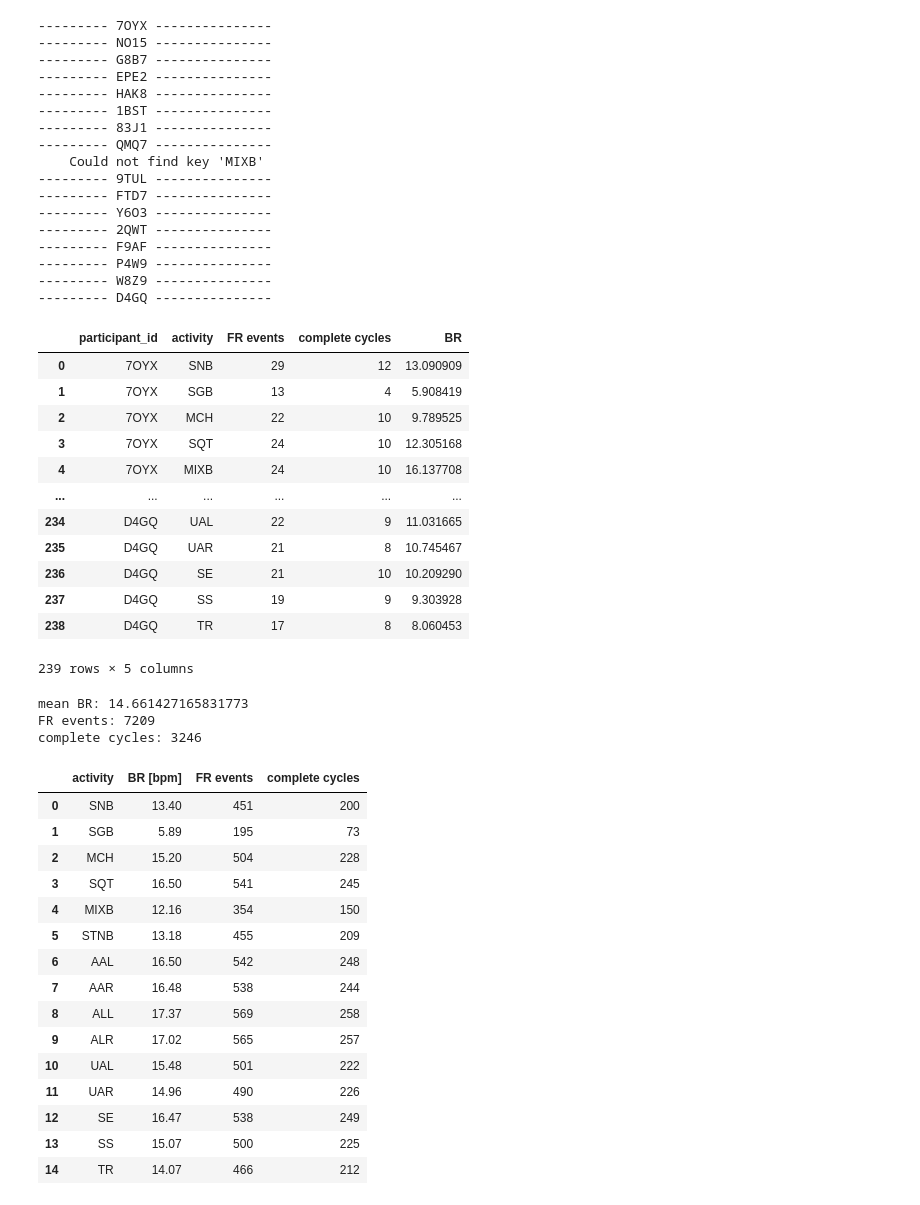
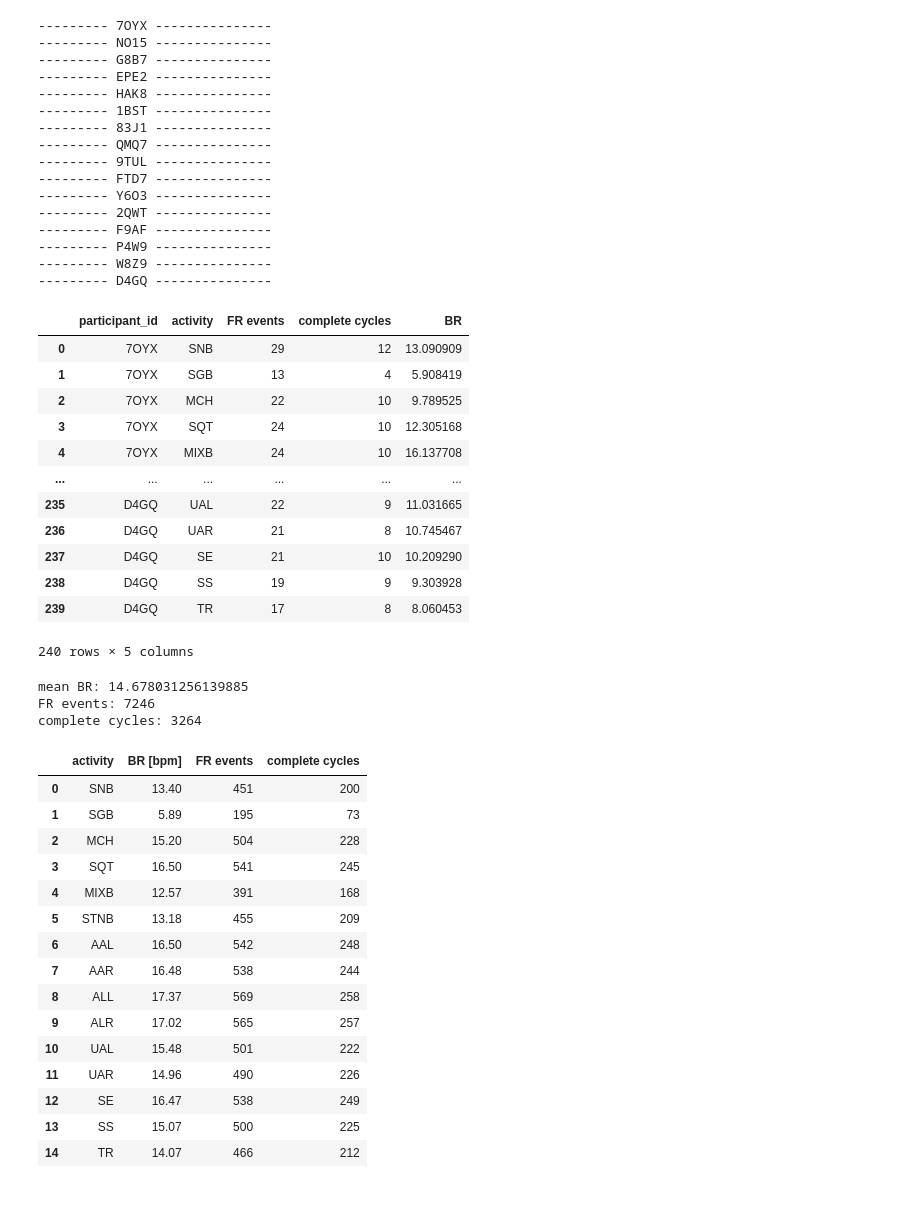
Before and after one commit to anascacais/analysis-RESP-data, a Jupyter notebook: overview_analysis.ipynb, the cells around one changed output. Cells and saved outputs as stored; diff of their text form; code cells hidden in the pictures.

Commit message:
changed how pzt is processed

```diff
--- a/overview_analysis.ipynb
+++ b/overview_analysis.ipynb
@@ -37,0 +57,10 @@ Getting data for participants...
+# %%
+import matplotlib.pyplot as plt
+for activity in ACTIVITIES_LIST:
+    raw = data_raw['Y6O3'][activity]['pzt'] - data_raw['Y6O3'][activity]['pzt'].mean()
+    processed = data['Y6O3'][activity]['pzt'] - data['Y6O3'][activity]['pzt'].mean()
+    print(activity)
+    plt.figure()
+    plt.plot(raw)
+    plt.plot(processed)
+    plt.show()
@@ -49,7 +90,7 @@ for id in id_participants:
 
     new_entry = {"participant_id": id}
 
-    for activity in activities_list:
+    for activity in ACTIVITIES_LIST:
         try:
             new_entry["activity"] = activity
             new_entry["FR events"] = len(data[id][activity]["Airflow"]["peaks"]) + len(data[id][activity]["Airflow"]["valleys"])
@@ -60,40 +101,39 @@ for id in id_participants:
 
         except KeyError as e:
             print(f"    Could not find key {e}")
             continue
 
 overview
 # %% [output]
 --------- 7OYX ---------------
 --------- NO15 ---------------
 --------- G8B7 ---------------
 --------- EPE2 ---------------
 --------- HAK8 ---------------
 --------- 1BST ---------------
 --------- 83J1 ---------------
 --------- QMQ7 ---------------
-    Could not find key 'MIXB'
 --------- 9TUL ---------------
 --------- FTD7 ---------------
 --------- Y6O3 ---------------
 --------- 2QWT ---------------
 --------- F9AF ---------------
 --------- P4W9 ---------------
 --------- W8Z9 ---------------
 --------- D4GQ ---------------
 |  | participant_id | activity | FR events | complete cycles | BR |
 | 0 | 7OYX | SNB | 29 | 12 | 13.090909 |
 | 1 | 7OYX | SGB | 13 | 4 | 5.908419 |
 | 2 | 7OYX | MCH | 22 | 10 | 9.789525 |
 | 3 | 7OYX | SQT | 24 | 10 | 12.305168 |
 | 4 | 7OYX | MIXB | 24 | 10 | 16.137708 |
 | ... | ... | ... | ... | ... | ... |
-| 234 | D4GQ | UAL | 22 | 9 | 11.031665 |
-| 235 | D4GQ | UAR | 21 | 8 | 10.745467 |
-| 236 | D4GQ | SE | 21 | 10 | 10.209290 |
-| 237 | D4GQ | SS | 19 | 9 | 9.303928 |
-| 238 | D4GQ | TR | 17 | 8 | 8.060453 |
+| 235 | D4GQ | UAL | 22 | 9 | 11.031665 |
+| 236 | D4GQ | UAR | 21 | 8 | 10.745467 |
+| 237 | D4GQ | SE | 21 | 10 | 10.209290 |
+| 238 | D4GQ | SS | 19 | 9 | 9.303928 |
+| 239 | D4GQ | TR | 17 | 8 | 8.060453 |
-239 rows × 5 columns
+240 rows × 5 columns
 # %%
 # get data where activity is not UALm, UARm, SNBm
 removed_middle = overview[~overview["activity"].isin(["UALm", "UARm", "SNBm"])]
@@ -101,13 +141,13 @@ print(f"mean BR: {removed_middle['BR'].mean()}")
 print(f"FR events: {removed_middle['FR events'].sum()}")
 print(f"complete cycles: {removed_middle['complete cycles'].sum()}")
 # %% [output]
-mean BR: 14.661427165831773
-FR events: 7209
-complete cycles: 3246
+mean BR: 14.678031256139885
+FR events: 7246
+complete cycles: 3264
 # %%
 overview_by_activity = pd.DataFrame(columns=["activity", "BR [bpm]", "FR events", "complete cycles"])
 
-for activity in activities_list:
+for activity in ACTIVITIES_LIST:
     new_entry = {"activity": activity}
     activity_data = overview[overview["activity"] == activity]
     new_entry["FR events"] = activity_data["FR events"].sum()
@@ -122,7 +162,7 @@ overview_by_activity
 | 1 | SGB | 5.89 | 195 | 73 |
 | 2 | MCH | 15.20 | 504 | 228 |
 | 3 | SQT | 16.50 | 541 | 245 |
-| 4 | MIXB | 12.16 | 354 | 150 |
+| 4 | MIXB | 12.57 | 391 | 168 |
 | 5 | STNB | 13.18 | 455 | 209 |
 | 6 | AAL | 16.50 | 542 | 248 |
 | 7 | AAR | 16.48 | 538 | 244 |
```
Also changed, not shown: parts of 5 cells of this notebook, 11 other files.
